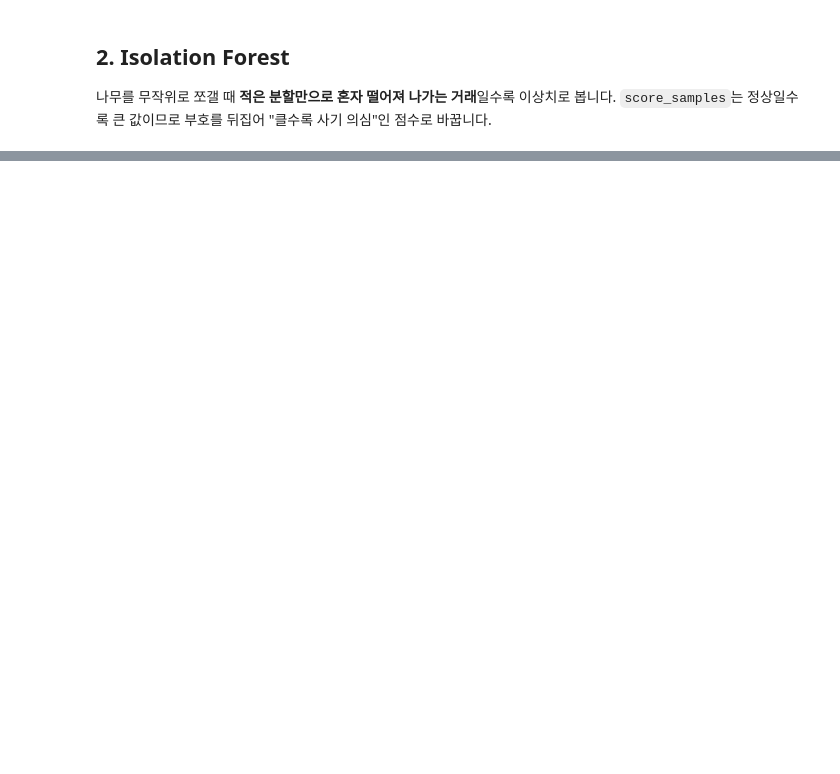
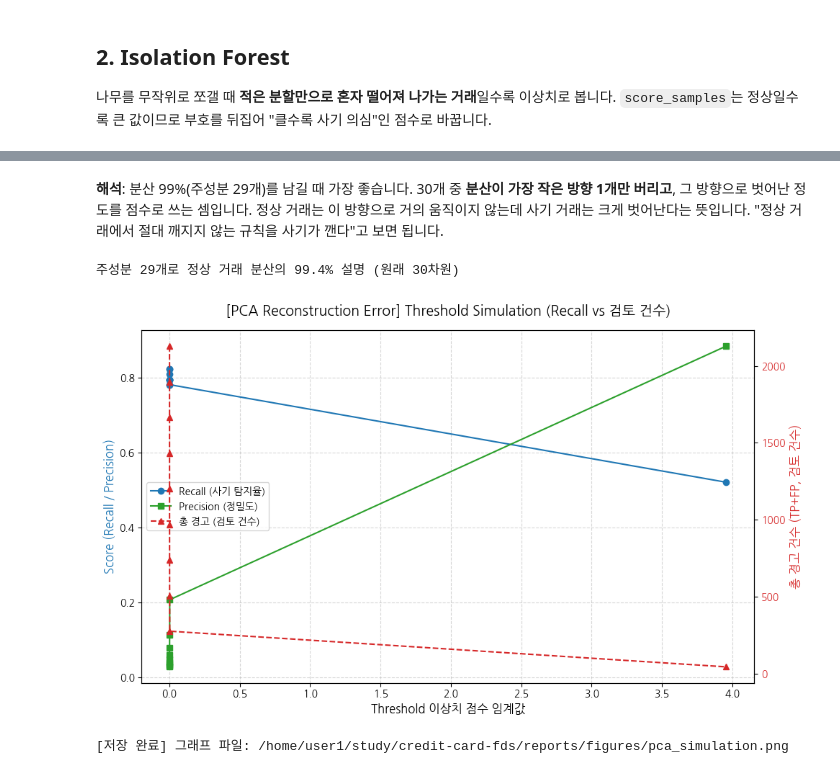
Before and after one commit to credit-card-fds/credit-card-fds, a Jupyter notebook: experiments/unsupervised_anomaly.ipynb, the cells around one changed output, grey strips where cells are left out. Saved outputs shown, nothing was run; the diff lists cells and outputs as text; code cells hidden in the pictures; blank space fills up the shorter version.

```diff
--- a/experiments/unsupervised_anomaly.ipynb
+++ b/experiments/unsupervised_anomaly.ipynb
@@ -150,0 +120,18 @@ Epoch 15/15 | 평균 복원 오차: 0.4202
+# %%
+# 남길 분산 비율 후보별 Validation PR-AUC 비교
+pca_candidates = []
+for ratio in [0.80, 0.90, 0.95, 0.99]:
+    pca_try = PCA(n_components=ratio, random_state=RANDOM_STATE).fit(X_normal_scaled)
+    scores_try = pca_reconstruction_error(pca_try, X_val_scaled)
+    pca_candidates.append({
+        "Variance_Ratio": ratio,
+        "N_Components": pca_try.n_components_,
+        "PR_AUC": average_precision_score(y_val, scores_try),
+        "Flagged_at_Recall_0.8": flagged_for_recall(y_val, scores_try)[0],
+    })
+pca_candidates = pd.DataFrame(pca_candidates)
+display(pca_candidates.round(4))
+
+# PR-AUC가 가장 높은 설정 선택
+PCA_VARIANCE = float(pca_candidates.loc[pca_candidates["PR_AUC"].idxmax(), "Variance_Ratio"])
+print(f"선택: 분산 {PCA_VARIANCE:.0%} 유지")
@@ -150,0 +145,24 @@ Epoch 15/15 | 평균 복원 오차: 0.4202
+# %% [markdown]
+**해석**: 분산 99%(주성분 29개)를 남길 때 가장 좋습니다. 30개 중 **분산이 가장 작은 방향 1개만 버리고**, 그 방향으로 벗어난 정도를 점수로 쓰는 셈입니다.
+정상 거래는 이 방향으로 거의 움직이지 않는데 사기 거래는 크게 벗어난다는 뜻입니다. "정상 거래에서 절대 깨지지 않는 규칙을 사기가 깬다"고 보면 됩니다.
+# %%
+pca = PCA(n_components=PCA_VARIANCE, random_state=RANDOM_STATE).fit(X_normal_scaled)
+print(f"주성분 {pca.n_components_}개로 정상 거래 분산의 {pca.explained_variance_ratio_.sum():.1%} 설명 (원래 {X_normal_scaled.shape[1]}차원)")
+
+pca_scores = pca_reconstruction_error(pca, X_val_scaled)
+
+pca_results = evaluate_thresholds(y_val, pca_scores)
+pca_results["Model"] = "PCA"
+pca_results["Split"] = "validation"
+
+plot_and_save_simulation(
+    pca_results,
+    model_name="PCA Reconstruction Error",
+    filename="pca_simulation.png",
+    figures_dir=FIGURE_DIR,
+)
+display(pca_results)
+# %% [output]
+주성분 29개로 정상 거래 분산의 99.4% 설명 (원래 30차원)
+[figure, added]
+[저장 완료] 그래프 파일: /home/user1/study/credit-card-fds/reports/figures/pca_simulation.png
```
Also changed, not shown: parts of 20 cells of this notebook, 19 other files.
